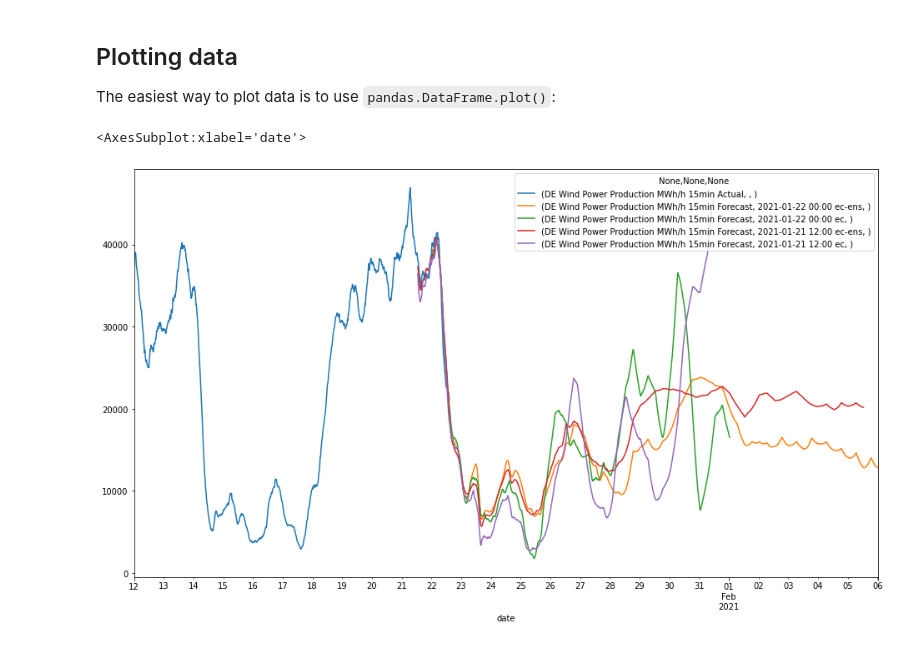
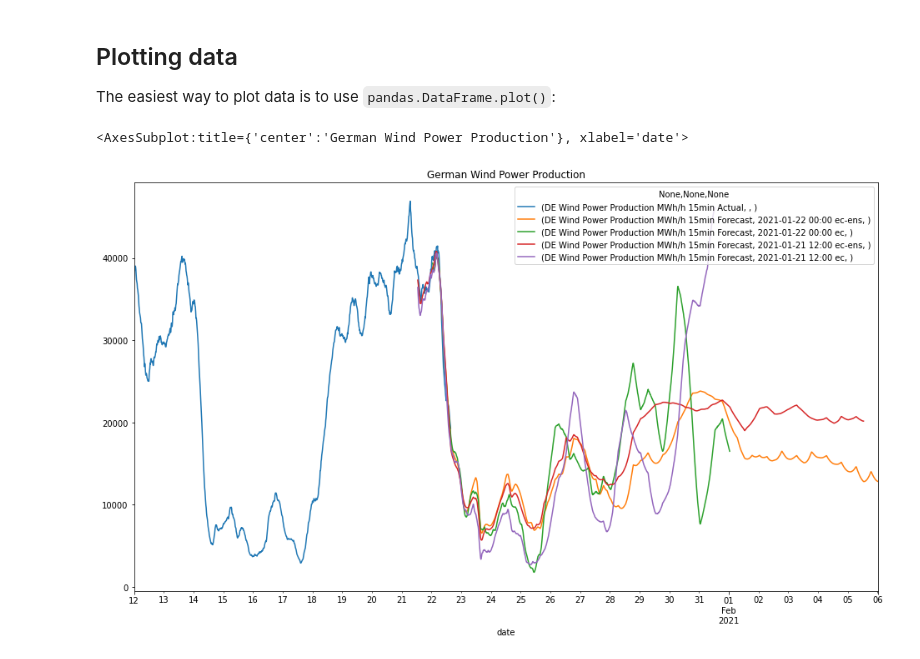
Before and after one commit to energyquantified/eq-python-client, a Jupyter notebook: notebook-examples/eq_get_started.ipynb, the cells around one changed output. Saved outputs shown, nothing was run; the diff lists cells and outputs as text; code cells hidden in the pictures.

```diff
--- a/notebook-examples/eq_get_started.ipynb
+++ b/notebook-examples/eq_get_started.ipynb
@@ -20,5 +22,5 @@ $ pip install energyquantified
 # %%
 from energyquantified import EnergyQuantified
 
-eq = EnergyQuantified(api_key='xxxxxxxx-xxxxxxxxxx-xxxxxxxxxxx-xxxxxxxxxx')  # <-- Insert your API key here
+eq = EnergyQuantified(api_key='aaaaaaaa-bbbbbbbb-cccccccc-dddddddd')  # <-- Insert your API key here
 # %% [markdown]
@@ -130,7 +122,7 @@ df
 
 The easiest way to plot data is to use `pandas.DataFrame.plot()`:
 # %%
-df.plot(figsize=(16, 9))
+df.plot(figsize=(16, 9), title='German Wind Power Production', legend=True)
 # %% [output]
-<AxesSubplot:xlabel='date'>
+<AxesSubplot:title={'center':'German Wind Power Production'}, xlabel='date'>
-[figure, old version]
+[figure, new version]
```
Also changed, not shown: parts of 7 cells of this notebook.
